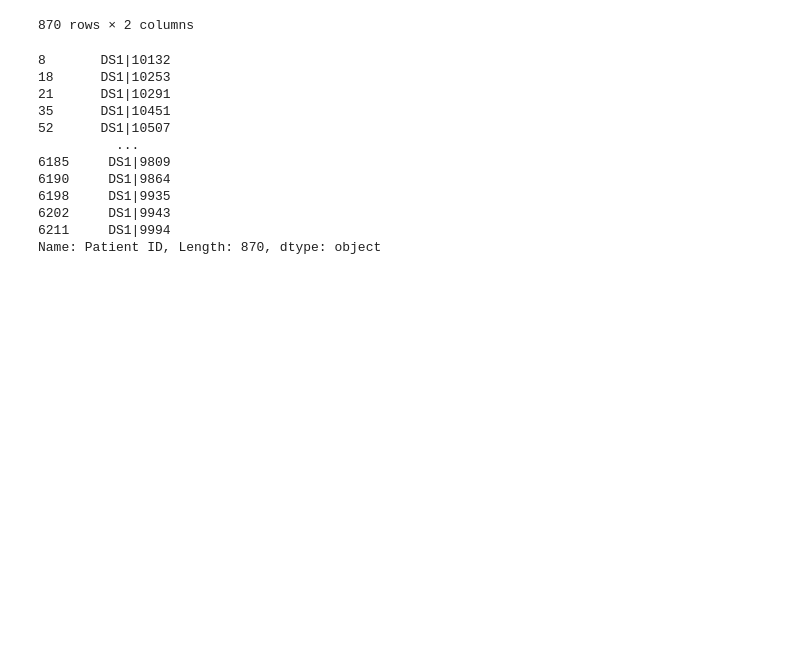
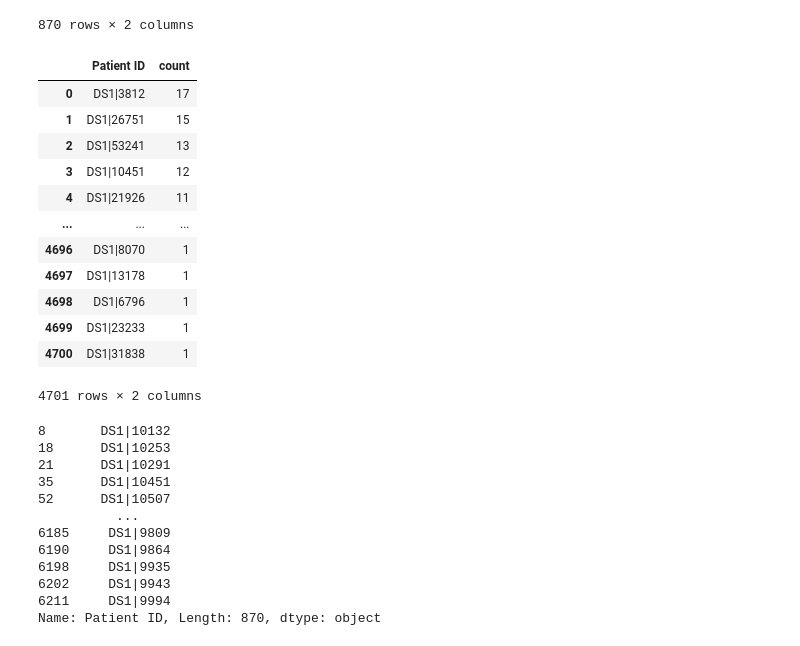
Before and after one commit to pfbabb/hostpital_readmission_analysis-jets, a Jupyter notebook: notebooks/EDA_babb.ipynb, the cells around one changed output. Cells and saved outputs as stored; diff of their text form; code cells hidden in the pictures; blank space fills up the shorter version.

```diff
--- a/notebooks/EDA_babb.ipynb
+++ b/notebooks/EDA_babb.ipynb
@@ -134,6 +134,22 @@ admiscount[admiscount['count']>1]
 | 868 | DS1|53407 | 2 |
 | 869 | DS1|53411 | 2 |
 870 rows × 2 columns
+# %%
+admiscount
+# %% [output]
+|  | Patient ID | count |
+| 0 | DS1|3812 | 17 |
+| 1 | DS1|26751 | 15 |
+| 2 | DS1|53241 | 13 |
+| 3 | DS1|10451 | 12 |
+| 4 | DS1|21926 | 11 |
+| ... | ... | ... |
+| 4696 | DS1|8070 | 1 |
+| 4697 | DS1|13178 | 1 |
+| 4698 | DS1|6796 | 1 |
+| 4699 | DS1|23233 | 1 |
+| 4700 | DS1|31838 | 1 |
+4701 rows × 2 columns
 # %%
 admis['Patient ID'][admis['Patient ID'].duplicated()].drop_duplicates()
 # %% [output]
```
Also changed, not shown: parts of 7 cells of this notebook, 2 other files.
